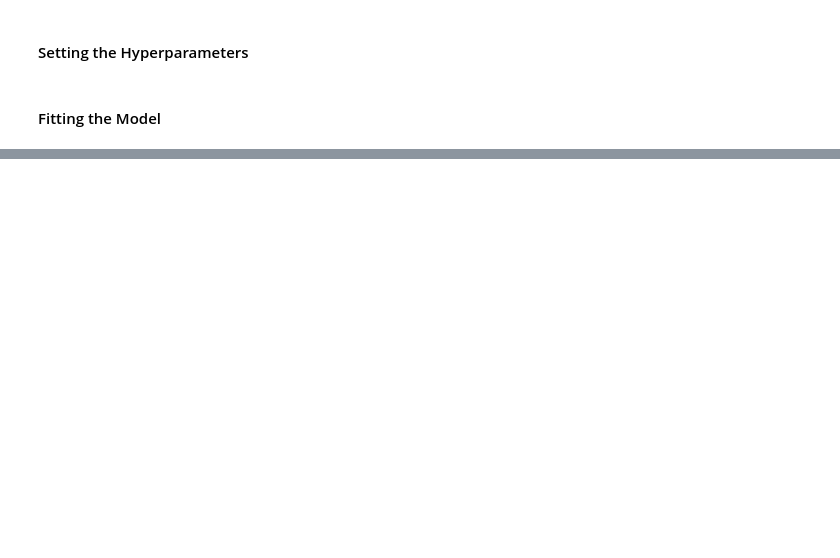
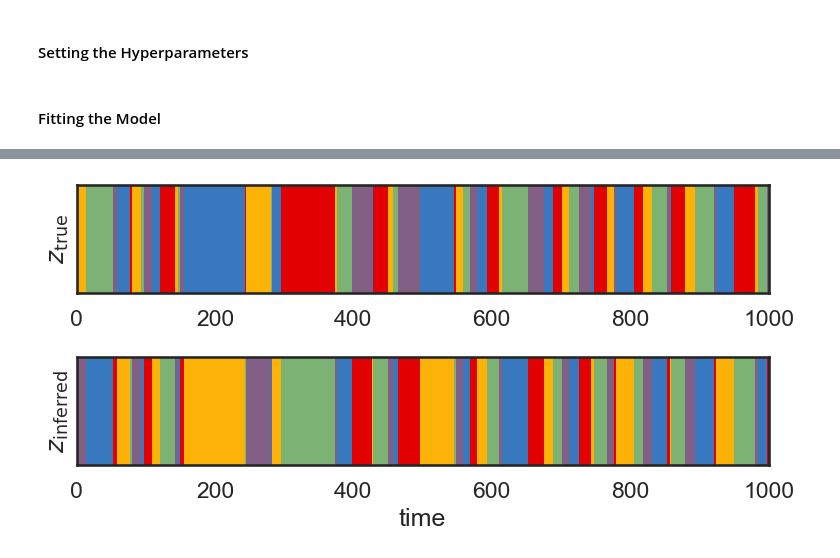
Before and after one commit to dattalab/jax-moseq, a Jupyter notebook: examples/warhmm_example.ipynb, the cells around one changed output, grey strips where cells are left out. Drawn from its saved outputs; the diff is of its cells as text; code cells hidden in the pictures; blank space fills up the shorter version.

```diff
--- a/examples/warhmm_example.ipynb
+++ b/examples/warhmm_example.ipynb
@@ -215,0 +281,36 @@ plt.plot(model['states']['z'][2])
+# %%
+sns.set_style("white")
+sns.set_context("talk")
+
+color_names = [
+    "windows blue",
+    "red",
+    "amber",
+    "faded green",
+    "dusty purple",
+    "orange",
+    "brown",
+    "pink"
+]
+
+colors = sns.xkcd_palette(color_names)
+cmap = gradient_cmap(colors)
+# %%
+plot_slice = (0, 1000)
+plt.figure(figsize=(8, 4))
+plt.subplot(211)
+plt.imshow(states[None, 0, ar_hypparams['nlags']:], aspect="auto", interpolation="none", cmap=cmap, vmin=0, vmax=len(colors)-1)
+plt.xlim(plot_slice)
+plt.ylabel("$z_{\\mathrm{true}}$")
+plt.yticks([])
+
+plt.subplot(212)
+plt.imshow(model['states']['z'][None,0,:], aspect="auto", interpolation="none", cmap=cmap, vmin=0, vmax=len(colors)-1)
+plt.xlim(plot_slice)
+plt.ylabel("$z_{\\mathrm{inferred}}$")
+plt.yticks([])
+plt.xlabel("time")
+
+plt.tight_layout()
+# %% [output]
+[figure, added]
```
Also changed, not shown: parts of 36 cells of this notebook, 4 other files.
